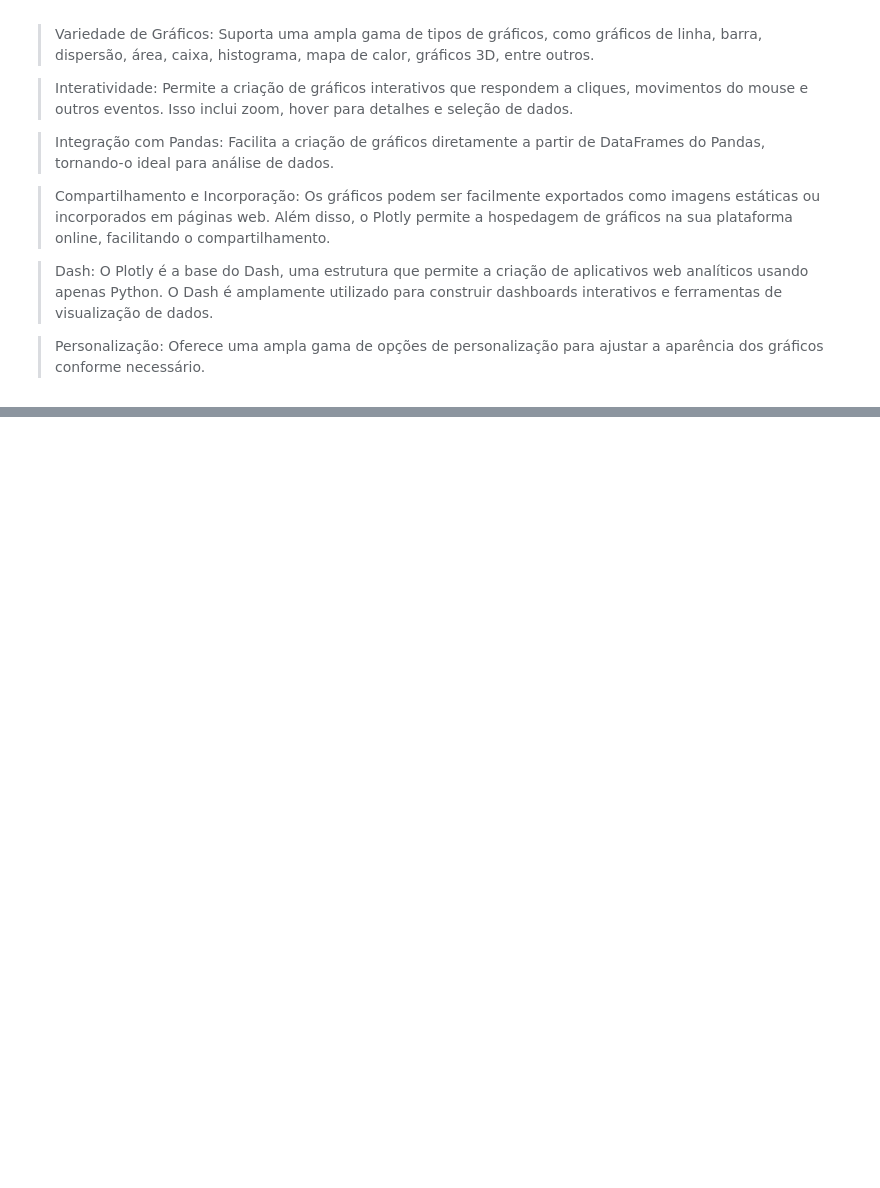
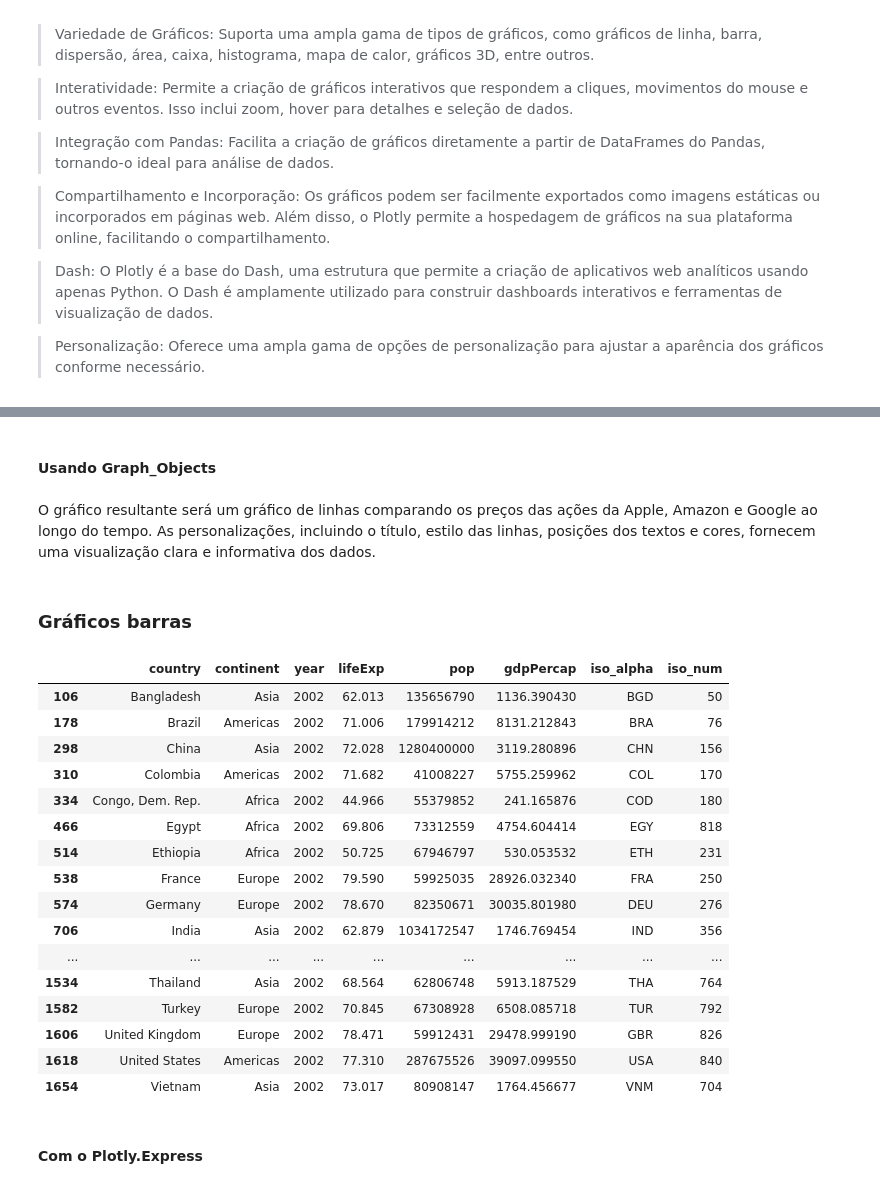
Before and after one commit to pizza2u/Python, a Jupyter notebook: Bibliotecas/Biblioteca Plotly/1.ipynb, the cells around one changed output, grey strips where cells are left out. Cells and saved outputs as stored; diff of their text form; code cells hidden in the pictures; blank space fills up the shorter version.

Commit message:
plotly

```diff
--- a/Bibliotecas/Biblioteca Plotly/1.ipynb
+++ b/Bibliotecas/Biblioteca Plotly/1.ipynb
@@ -16,0 +85,2 @@ Plotly é uma biblioteca de gráficos interativos para Python e outras linguagen
+# %% [markdown]
+#### Usando Graph_Objects
@@ -16,0 +124,31 @@ Plotly é uma biblioteca de gráficos interativos para Python e outras linguagen
+# %% [markdown]
+O gráfico resultante será um gráfico de linhas comparando os preços das ações da Apple, Amazon e Google ao longo do tempo. As personalizações, incluindo o título, estilo das linhas, posições dos textos e cores, fornecem uma visualização clara e informativa dos dados.
+# %% [markdown]
+### Gráficos barras
+# %%
+# criando o dataset
+population = px.data.gapminder()
+# filtrando dados de 2002 e só os países com mais de 40.000.000 de habitantes
+dados = population[(population.year==2002) & (population['pop']>40000000)]
+# visualizando o dataset
+dados
+# %% [output]
+|  | country | continent | year | lifeExp | pop | gdpPercap | iso_alpha | iso_num |
+| 106 | Bangladesh | Asia | 2002 | 62.013 | 135656790 | 1136.390430 | BGD | 50 |
+| 178 | Brazil | Americas | 2002 | 71.006 | 179914212 | 8131.212843 | BRA | 76 |
+| 298 | China | Asia | 2002 | 72.028 | 1280400000 | 3119.280896 | CHN | 156 |
+| 310 | Colombia | Americas | 2002 | 71.682 | 41008227 | 5755.259962 | COL | 170 |
+| 334 | Congo, Dem. Rep. | Africa | 2002 | 44.966 | 55379852 | 241.165876 | COD | 180 |
+| 466 | Egypt | Africa | 2002 | 69.806 | 73312559 | 4754.604414 | EGY | 818 |
+| 514 | Ethiopia | Africa | 2002 | 50.725 | 67946797 | 530.053532 | ETH | 231 |
+| 538 | France | Europe | 2002 | 79.590 | 59925035 | 28926.032340 | FRA | 250 |
+| 574 | Germany | Europe | 2002 | 78.670 | 82350671 | 30035.801980 | DEU | 276 |
+| 706 | India | Asia | 2002 | 62.879 | 1034172547 | 1746.769454 | IND | 356 |
+| ... | ... | ... | ... | ... | ... | ... | ... | ... |
+| 1534 | Thailand | Asia | 2002 | 68.564 | 62806748 | 5913.187529 | THA | 764 |
+| 1582 | Turkey | Europe | 2002 | 70.845 | 67308928 | 6508.085718 | TUR | 792 |
+| 1606 | United Kingdom | Europe | 2002 | 78.471 | 59912431 | 29478.999190 | GBR | 826 |
+| 1618 | United States | Americas | 2002 | 77.310 | 287675526 | 39097.099550 | USA | 840 |
+| 1654 | Vietnam | Asia | 2002 | 73.017 | 80908147 | 1764.456677 | VNM | 704 |
+# %% [markdown]
+#### Com o Plotly.Express
```
Also changed, not shown: parts of 17 cells of this notebook, 1 other file.
